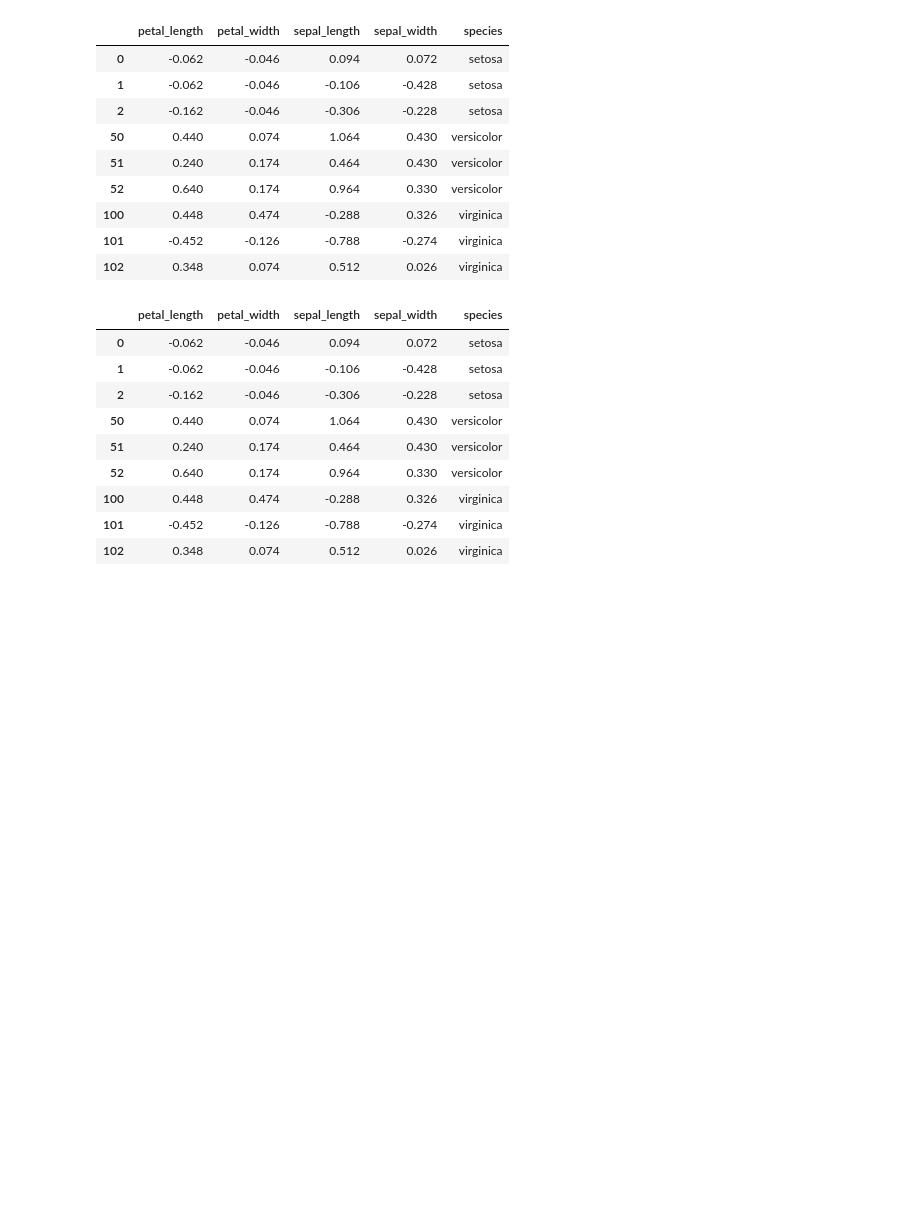
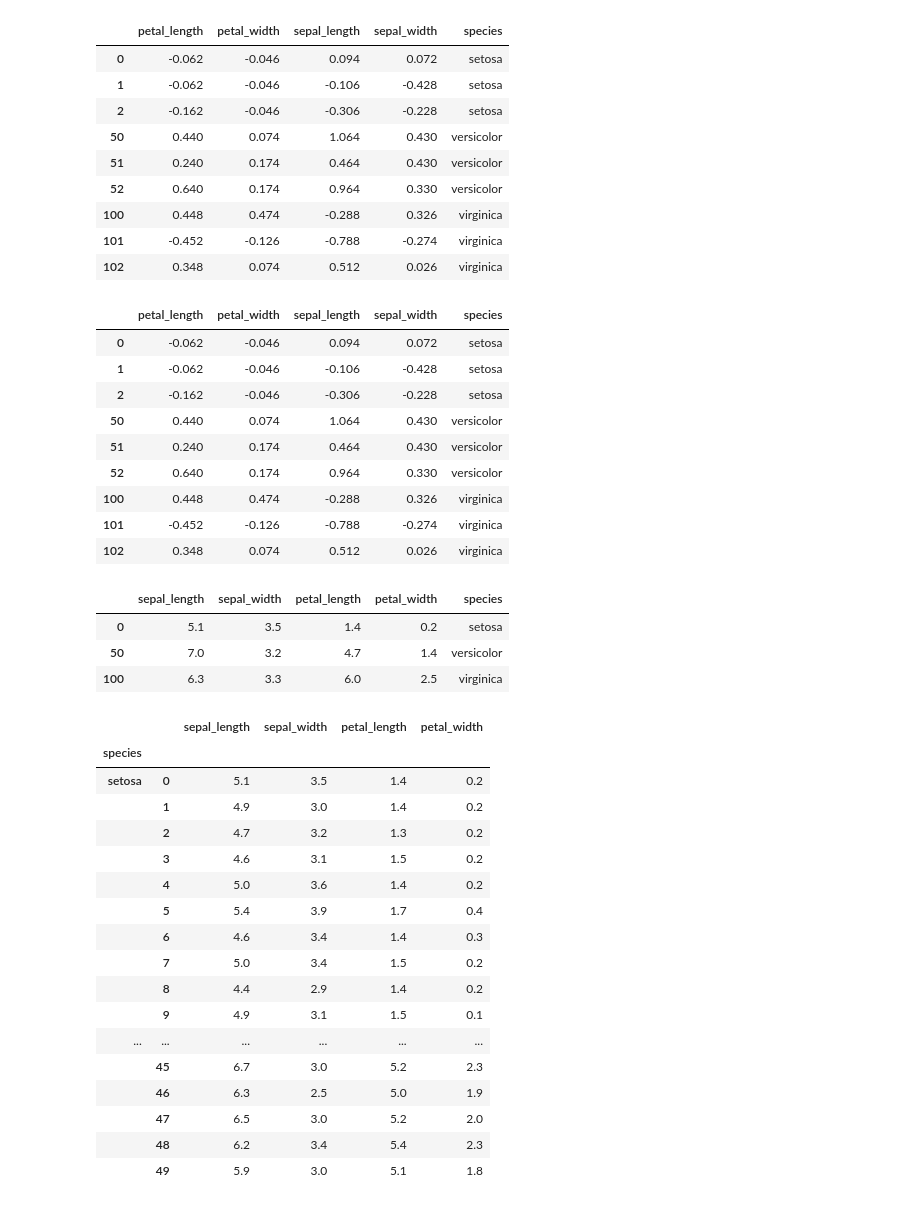
Before and after one commit to yisy0703/ai, a Jupyter notebook: source/07_python/ch12_데이터프레임과시리즈(Pandas)_9절~13절.ipynb, the cells around one changed output. Cells and saved outputs as stored; diff of their text form; code cells hidden in the pictures; blank space fills up the shorter version.

```diff
--- a/source/07_python/ch12_데이터프레임과시리즈(Pandas)_9절~13절.ipynb
+++ b/source/07_python/ch12_데이터프레임과시리즈(Pandas)_9절~13절.ipynb
@@ -1880,3 +1880,35 @@ r
 | 100 | 0.448 | 0.474 | -0.288 | 0.326 | virginica |
 | 101 | -0.452 | -0.126 | -0.788 | -0.274 | virginica |
 | 102 | 0.348 | 0.074 | 0.512 | 0.026 | virginica |
+# %%
+iris.iloc[::50]
+# %% [output]
+|  | sepal_length | sepal_width | petal_length | petal_width | species |
+| 0 | 5.1 | 3.5 | 1.4 | 0.2 | setosa |
+| 50 | 7.0 | 3.2 | 4.7 | 1.4 | versicolor |
+| 100 | 6.3 | 3.3 | 6.0 | 2.5 | virginica |
+# %%
+pd.options.display.max_rows = 150
+iris2 = iris.groupby(['species']).apply(
+    lambda x : x[['sepal_length', 'sepal_width','petal_length','petal_width']].reset_index(drop=True)
+)
+iris2
+# %% [output]
+|  |  | sepal_length | sepal_width | petal_length | petal_width |
+| species |  |  |  |  |  |
+| setosa | 0 | 5.1 | 3.5 | 1.4 | 0.2 |
+|  | 1 | 4.9 | 3.0 | 1.4 | 0.2 |
+|  | 2 | 4.7 | 3.2 | 1.3 | 0.2 |
+|  | 3 | 4.6 | 3.1 | 1.5 | 0.2 |
+|  | 4 | 5.0 | 3.6 | 1.4 | 0.2 |
+|  | 5 | 5.4 | 3.9 | 1.7 | 0.4 |
+|  | 6 | 4.6 | 3.4 | 1.4 | 0.3 |
+|  | 7 | 5.0 | 3.4 | 1.5 | 0.2 |
+|  | 8 | 4.4 | 2.9 | 1.4 | 0.2 |
+|  | 9 | 4.9 | 3.1 | 1.5 | 0.1 |
+| ... | ... | ... | ... | ... | ... |
+|  | 45 | 6.7 | 3.0 | 5.2 | 2.3 |
+|  | 46 | 6.3 | 2.5 | 5.0 | 1.9 |
+|  | 47 | 6.5 | 3.0 | 5.2 | 2.0 |
+|  | 48 | 6.2 | 3.4 | 5.4 | 2.3 |
+|  | 49 | 5.9 | 3.0 | 5.1 | 1.8 |
```
Also changed, not shown: parts of 2 cells of this notebook.
